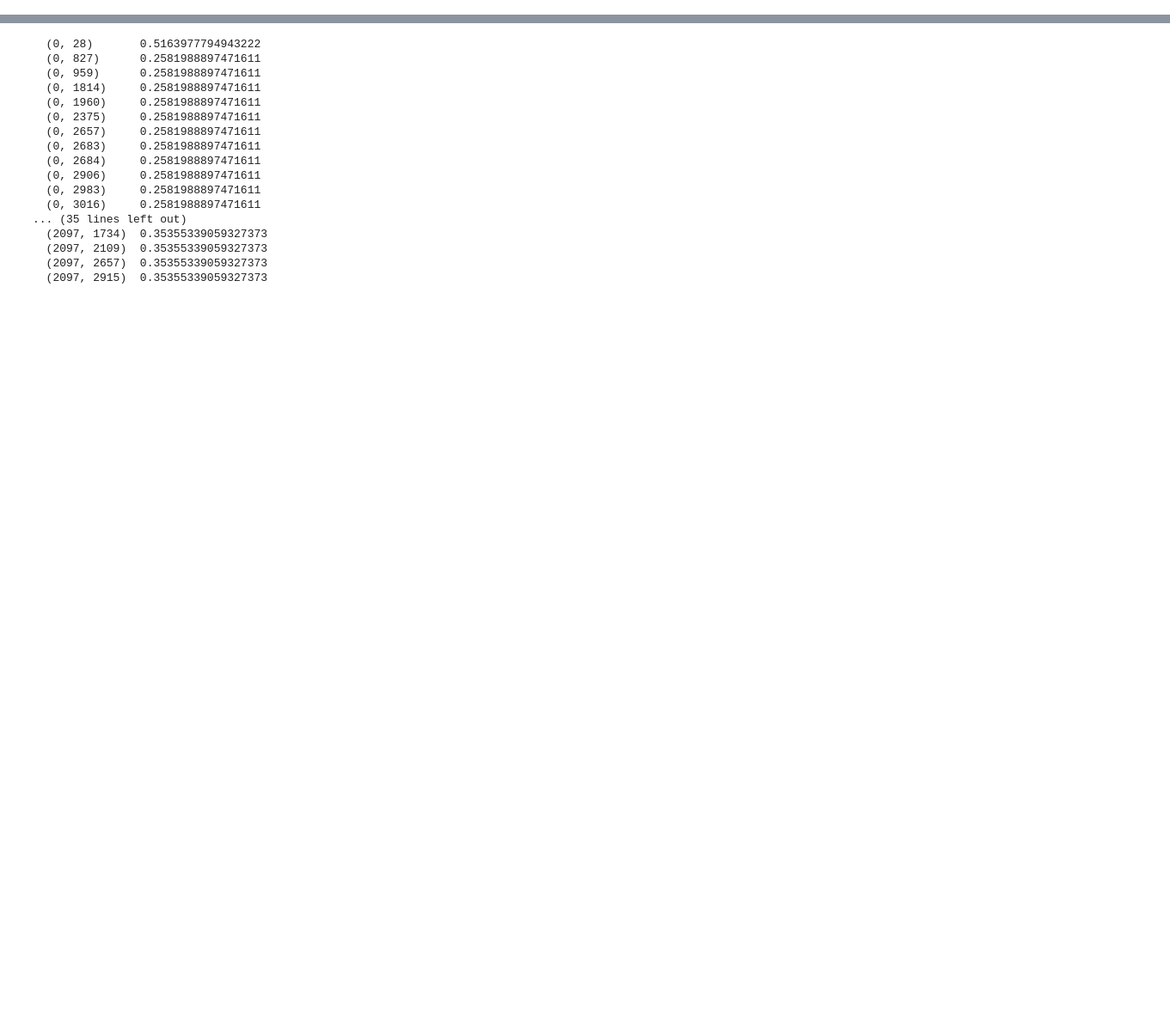
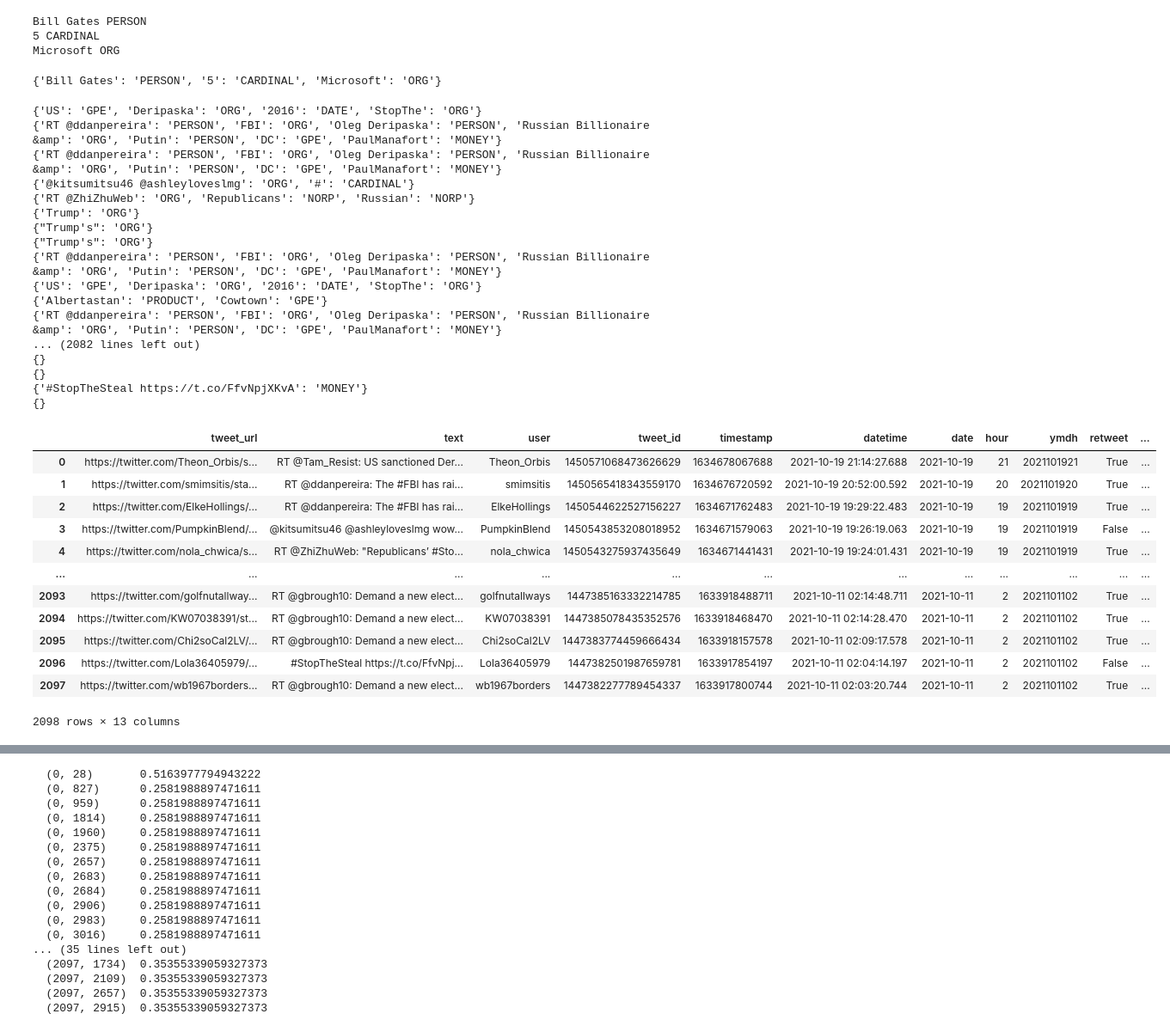
Before and after one commit to bodacea/umd_tools, a Jupyter notebook: text_dataset_features.ipynb, the cells around one changed output, grey strips where cells are left out. Shown at 86% size. Drawn from its saved outputs; the diff is of its cells as text; code cells hidden in the pictures; blank space fills up the shorter version.

```diff
--- a/text_dataset_features.ipynb
+++ b/text_dataset_features.ipynb
@@ -103,0 +386,46 @@ AttributeError: 'int' object has no attribute 'lower'
+# %%
+# Apply named entity recognition
+sentence = "Bill Gates is selling 5G Covid19 data to Microsoft"
+doc = nlp(sentence)
+for ent in doc.ents:
+    print(ent.text, ent.label_)
+{ent.text:ent.label_ for ent in doc.ents}
+# %% [output]
+Bill Gates PERSON
+5 CARDINAL
+Microsoft ORG
+{'Bill Gates': 'PERSON', '5': 'CARDINAL', 'Microsoft': 'ORG'}
+# %%
+dftweets['ents'] = dftweets['text'].apply(get_ents)
+dftweets
+# %% [output]
+{'US': 'GPE', 'Deripaska': 'ORG', '2016': 'DATE', 'StopThe': 'ORG'}
+{'RT @ddanpereira': 'PERSON', 'FBI': 'ORG', 'Oleg Deripaska': 'PERSON', 'Russian Billionaire &amp': 'ORG', 'Putin': 'PERSON', 'DC': 'GPE', 'PaulManafort': 'MONEY'}
+{'RT @ddanpereira': 'PERSON', 'FBI': 'ORG', 'Oleg Deripaska': 'PERSON', 'Russian Billionaire &amp': 'ORG', 'Putin': 'PERSON', 'DC': 'GPE', 'PaulManafort': 'MONEY'}
+{'@kitsumitsu46 @ashleyloveslmg': 'ORG', '#': 'CARDINAL'}
+{'RT @ZhiZhuWeb': 'ORG', 'Republicans': 'NORP', 'Russian': 'NORP'}
+{'Trump': 'ORG'}
+{"Trump's": 'ORG'}
+{"Trump's": 'ORG'}
+{'RT @ddanpereira': 'PERSON', 'FBI': 'ORG', 'Oleg Deripaska': 'PERSON', 'Russian Billionaire &amp': 'ORG', 'Putin': 'PERSON', 'DC': 'GPE', 'PaulManafort': 'MONEY'}
+{'US': 'GPE', 'Deripaska': 'ORG', '2016': 'DATE', 'StopThe': 'ORG'}
+{'Albertastan': 'PRODUCT', 'Cowtown': 'GPE'}
+{'RT @ddanpereira': 'PERSON', 'FBI': 'ORG', 'Oleg Deripaska': 'PERSON', 'Russian Billionaire &amp': 'ORG', 'Putin': 'PERSON', 'DC': 'GPE', 'PaulManafort': 'MONEY'}
+... (2082 lines left out)
+{}
+{}
+{'#StopTheSteal https://t.co/FfvNpjXKvA': 'MONEY'}
+{}
+|  | tweet_url | text | user | tweet_id | timestamp | datetime | date | hour | ymdh | retweet | ... |
+| 0 | https://twitter.com/Theon_Orbis/s... | RT @Tam_Resist: US sanctioned Der... | Theon_Orbis | 1450571068473626629 | 1634678067688 | 2021-10-19 21:14:27.688 | 2021-10-19 | 21 | 2021101921 | True | ... |
+| 1 | https://twitter.com/smimsitis/sta... | RT @ddanpereira: The #FBI has rai... | smimsitis | 1450565418343559170 | 1634676720592 | 2021-10-19 20:52:00.592 | 2021-10-19 | 20 | 2021101920 | True | ... |
+| 2 | https://twitter.com/ElkeHollings/... | RT @ddanpereira: The #FBI has rai... | ElkeHollings | 1450544622527156227 | 1634671762483 | 2021-10-19 19:29:22.483 | 2021-10-19 | 19 | 2021101919 | True | ... |
+| 3 | https://twitter.com/PumpkinBlend/... | @kitsumitsu46 @ashleyloveslmg wow... | PumpkinBlend | 1450543853208018952 | 1634671579063 | 2021-10-19 19:26:19.063 | 2021-10-19 | 19 | 2021101919 | False | ... |
+| 4 | https://twitter.com/nola_chwica/s... | RT @ZhiZhuWeb: "Republicans’ #Sto... | nola_chwica | 1450543275937435649 | 1634671441431 | 2021-10-19 19:24:01.431 | 2021-10-19 | 19 | 2021101919 | True | ... |
+| ... | ... | ... | ... | ... | ... | ... | ... | ... | ... | ... | ... |
+| 2093 | https://twitter.com/golfnutallway... | RT @gbrough10: Demand a new elect... | golfnutallways | 1447385163332214785 | 1633918488711 | 2021-10-11 02:14:48.711 | 2021-10-11 | 2 | 2021101102 | True | ... |
+| 2094 | https://twitter.com/KW07038391/st... | RT @gbrough10: Demand a new elect... | KW07038391 | 1447385078435352576 | 1633918468470 | 2021-10-11 02:14:28.470 | 2021-10-11 | 2 | 2021101102 | True | ... |
+| 2095 | https://twitter.com/Chi2soCal2LV/... | RT @gbrough10: Demand a new elect... | Chi2soCal2LV | 1447383774459666434 | 1633918157578 | 2021-10-11 02:09:17.578 | 2021-10-11 | 2 | 2021101102 | True | ... |
+| 2096 | https://twitter.com/Lola36405979/... | #StopTheSteal https://t.co/FfvNpj... | Lola36405979 | 1447382501987659781 | 1633917854197 | 2021-10-11 02:04:14.197 | 2021-10-11 | 2 | 2021101102 | False | ... |
+| 2097 | https://twitter.com/wb1967borders... | RT @gbrough10: Demand a new elect... | wb1967borders | 1447382277789454337 | 1633917800744 | 2021-10-11 02:03:20.744 | 2021-10-11 | 2 | 2021101102 | True | ... |
+2098 rows × 13 columns
```
Also changed, not shown: parts of 37 cells of this notebook, 4 other files.
